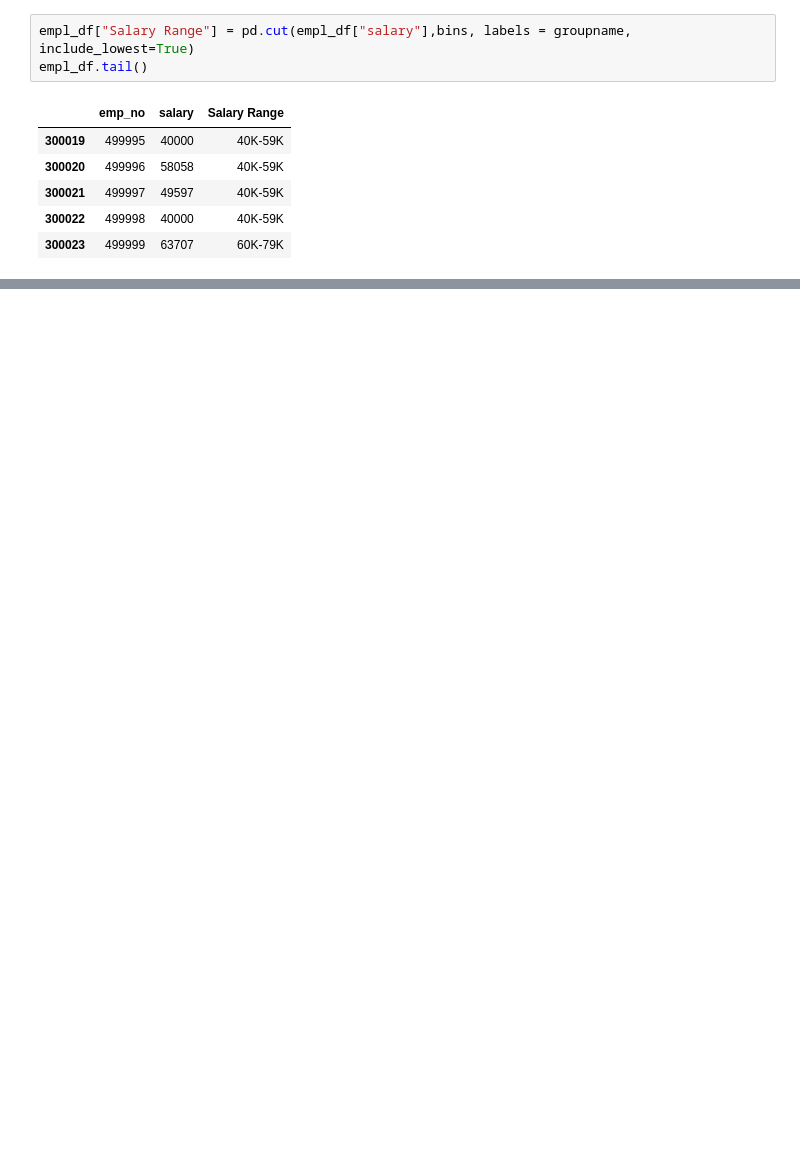
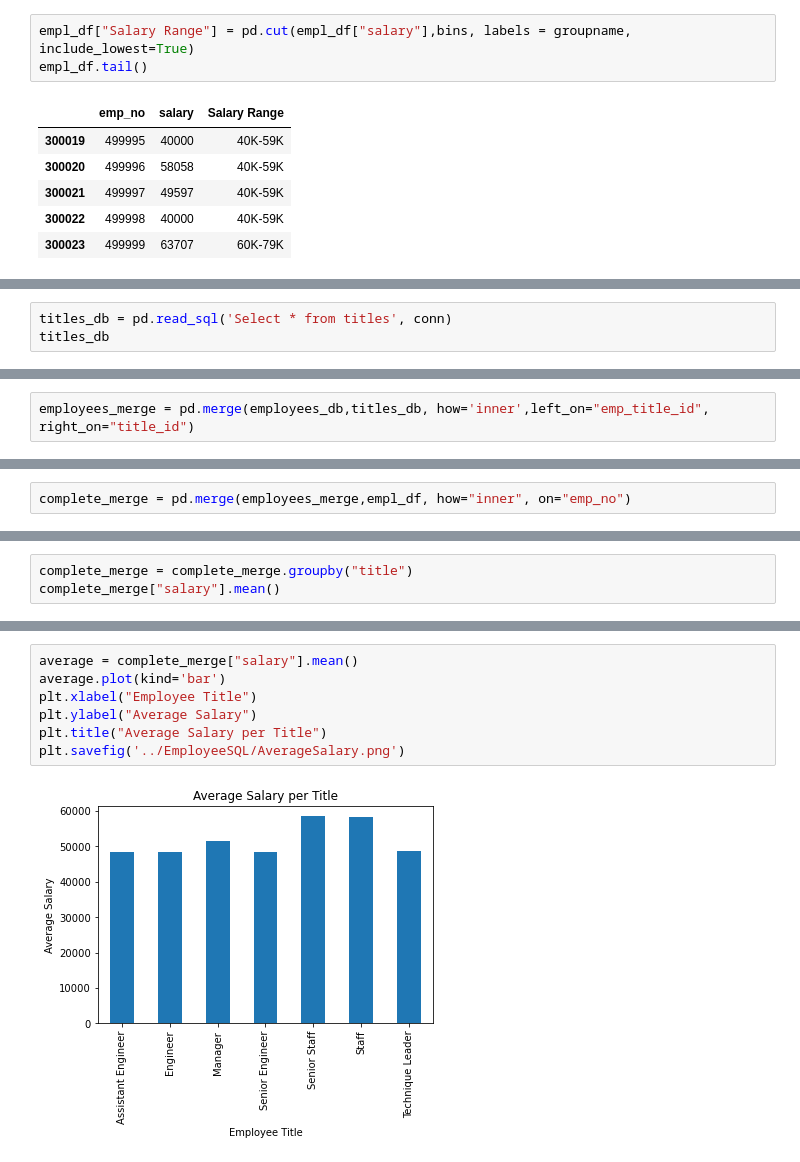
Before and after one commit to saronraut/sql-challenge, a Jupyter notebook: EmployeeSQL/Bonus.ipynb, the cells around one changed output, grey strips where cells are left out. Drawn from its saved outputs; the diff is of its cells as text; blank space fills up the shorter version.

```diff
--- a/EmployeeSQL/Bonus.ipynb
+++ b/EmployeeSQL/Bonus.ipynb
@@ -91,0 +75,3 @@ Text(0.5, 1.0, 'Range of Salary for Employees')
+# %%
+titles_db = pd.read_sql('Select * from titles', conn)
+titles_db
@@ -91,0 +87,2 @@ Text(0.5, 1.0, 'Range of Salary for Employees')
+# %%
+employees_merge = pd.merge(employees_db,titles_db, how='inner',left_on="emp_title_id", right_on="title_id")
@@ -91,0 +105,2 @@ Text(0.5, 1.0, 'Range of Salary for Employees')
+# %%
+complete_merge = pd.merge(employees_merge,empl_df, how="inner", on="emp_no")
@@ -91,0 +123,3 @@ Text(0.5, 1.0, 'Range of Salary for Employees')
+# %%
+complete_merge = complete_merge.groupby("title")
+complete_merge["salary"].mean()
@@ -91,0 +148,9 @@ Text(0.5, 1.0, 'Range of Salary for Employees')
+# %%
+average = complete_merge["salary"].mean()
+average.plot(kind='bar')
+plt.xlabel("Employee Title")
+plt.ylabel("Average Salary")
+plt.title("Average Salary per Title")
+plt.savefig('../EmployeeSQL/AverageSalary.png')
+# %% [output]
+[figure, added]
```
Also changed, not shown: parts of 18 cells of this notebook, 3 other files.
